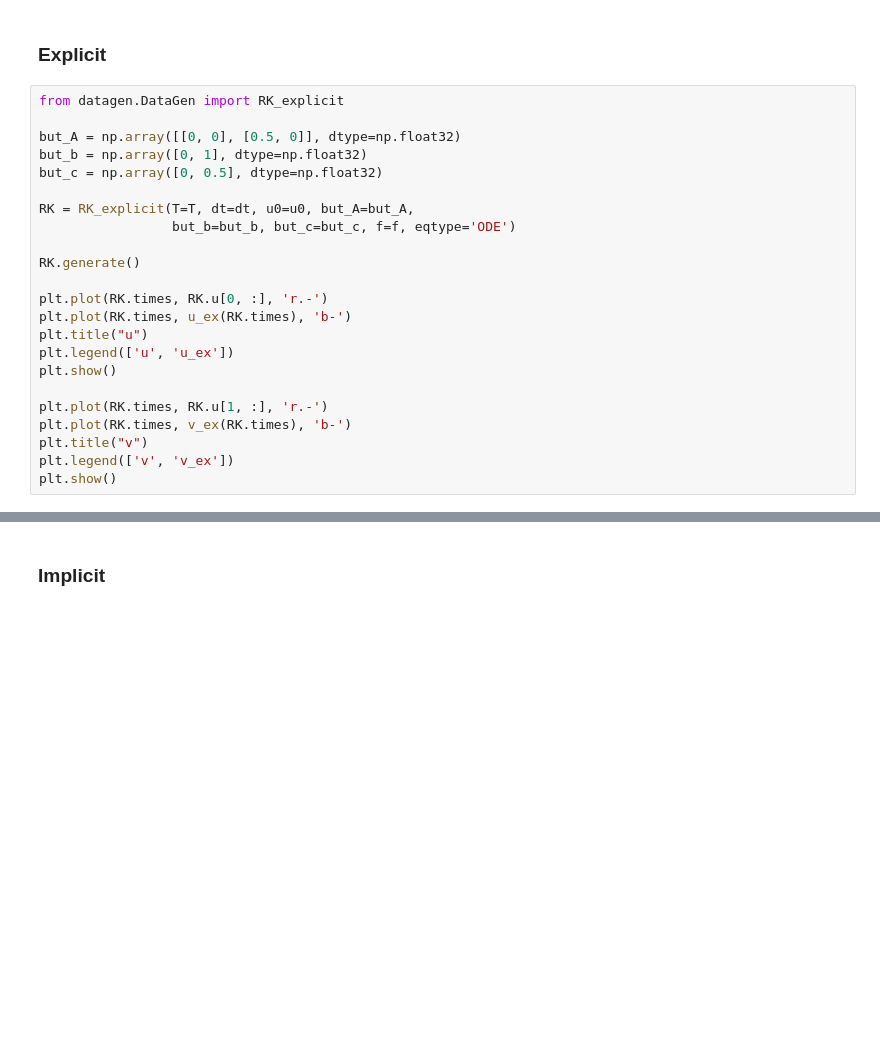
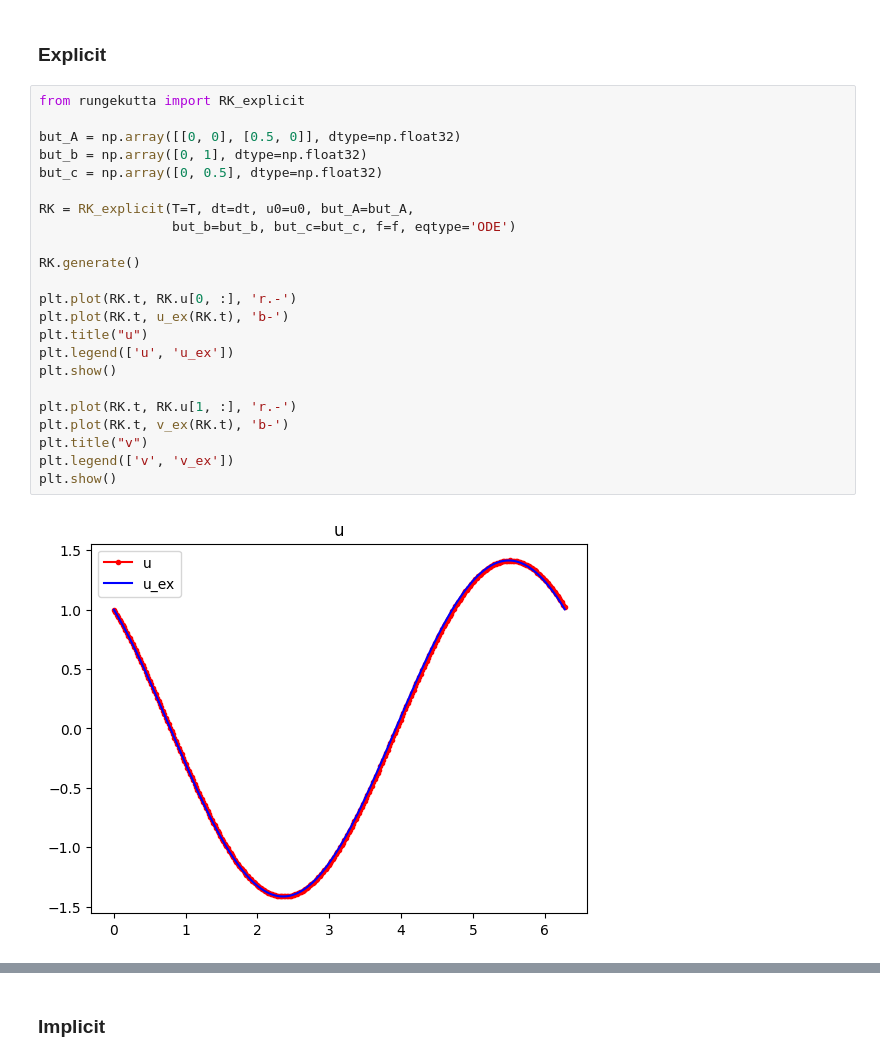
Before and after one commit to ibismanu/PACSproject_LED, a Jupyter notebook: scripts/datagen/testing.ipynb, the cells around one changed output, grey strips where cells are left out. Saved outputs shown, nothing was run; the diff lists cells and outputs as text; blank space fills up the shorter version.

```diff
--- a/scripts/datagen/testing.ipynb
+++ b/scripts/datagen/testing.ipynb
@@ -58,25 +59,27 @@ AttributeError: 'ThetaMethod' object has no attribute 'times'
 # %% [markdown]
 ### Explicit
 # %%
-from datagen.DataGen import RK_explicit
+from rungekutta import RK_explicit
 
 but_A = np.array([[0, 0], [0.5, 0]], dtype=np.float32)
 but_b = np.array([0, 1], dtype=np.float32)
 but_c = np.array([0, 0.5], dtype=np.float32)
 
 RK = RK_explicit(T=T, dt=dt, u0=u0, but_A=but_A,
                  but_b=but_b, but_c=but_c, f=f, eqtype='ODE')
 
 RK.generate()
 
-plt.plot(RK.times, RK.u[0, :], 'r.-')
-plt.plot(RK.times, u_ex(RK.times), 'b-')
+plt.plot(RK.t, RK.u[0, :], 'r.-')
+plt.plot(RK.t, u_ex(RK.t), 'b-')
 plt.title("u")
 plt.legend(['u', 'u_ex'])
 plt.show()
 
-plt.plot(RK.times, RK.u[1, :], 'r.-')
-plt.plot(RK.times, v_ex(RK.times), 'b-')
+plt.plot(RK.t, RK.u[1, :], 'r.-')
+plt.plot(RK.t, v_ex(RK.t), 'b-')
 plt.title("v")
 plt.legend(['v', 'v_ex'])
 plt.show()
+# %% [output]
+[figure, added]
```
Also changed, not shown: parts of 3 cells of this notebook, 3 other files.
